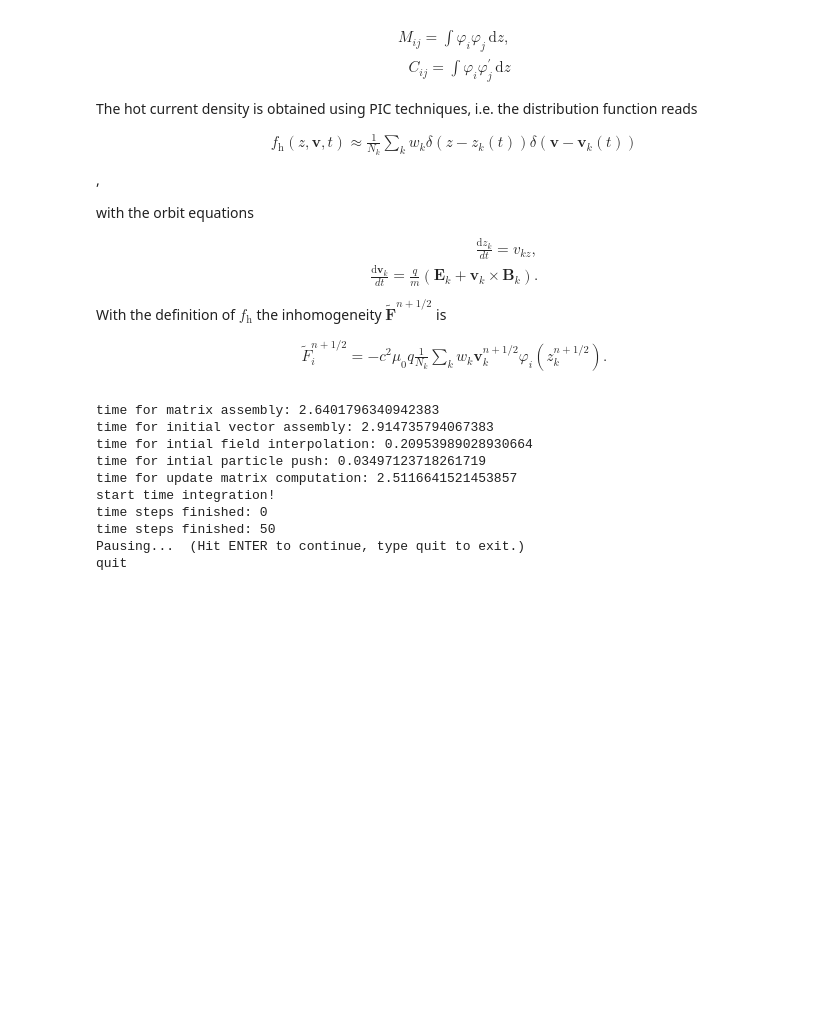
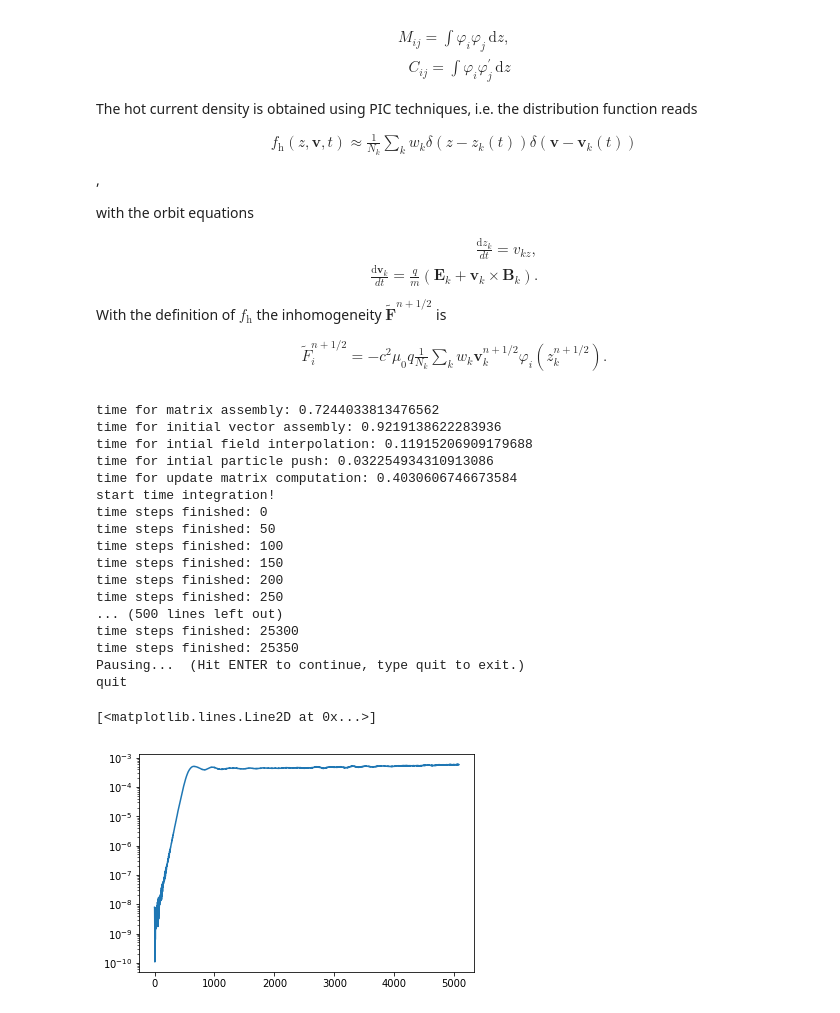
Before and after one commit to ratnania/mhd, a Jupyter notebook: 02_HybridModelling/01_Electron_Hybrid_Code.ipynb, the cells around one changed output. Saved outputs shown, nothing was run; the diff lists cells and outputs as text; code cells hidden in the pictures; blank space fills up the shorter version.

```diff
--- a/02_HybridModelling/01_Electron_Hybrid_Code.ipynb
+++ b/02_HybridModelling/01_Electron_Hybrid_Code.ipynb
@@ -139,7 +139,7 @@ import Utilitis_HybridCode as utils
 restart = 0
 
 # ... directory for saving data
-title = 'Results/01_NoDipoleField/simulation_data_T=200_L=2pi_2.txt'
+title = 'Results/01_NoDipoleField/simulation_data_T=200_L=2pi_2_test.txt'
 
 # ... save only every saving_step-th time step
 saving_step = 5
@@ -173,7 +173,7 @@ eps = 0.0                          # ... amplitude of spatial pertubation of dis
 
 # ... numerical parameters
 Lz = 2*np.pi/k                     # ... length of z-domain
-Nz = 256                           # ... number of elements z-direction
+Nz = 64                           # ... number of elements z-direction
 T = 200.0                          # ... simulation time
 dt = 0.05                          # ... time step
 p = 3                              # ... degree of B-spline basis
@@ -227,7 +227,7 @@ vj = np.linspace(-Lv/2, Lv/2, Nv+1)
 # ...
 
 
-
+test = np.array([])
 
 
 
@@ -466,6 +466,7 @@ if restart == 0:
     energy_E  = eps0/2*(np.dot(uj[0::s], np.dot(M, uj[0::s])) + np.dot(uj[1::s], np.dot(M, uj[1::s])))
 
     energy_B  = eps0/(2*mu0)*(np.dot(uj[2::s], np.dot(M, uj[2::s])) + np.dot(uj[3::s], np.dot(M, uj[3::s])))
+    test = np.append(test, energy_B)
 
     energy_jc = 1/(2*eps0*wpe**2)*(np.dot(uj[4::s], np.dot(M, uj[4::s])) + np.dot(uj[5::s], np.dot(M, uj[5::s])))
 
@@ -497,7 +498,7 @@ if restart == 0:
                 energy_E  = eps0/2*(np.dot(uj[0::s], np.dot(M, uj[0::s])) + np.dot(uj[1::s], np.dot(M, uj[1::s])))
 
                 energy_B  = eps0/(2*mu0)*(np.dot(uj[2::s], np.dot(M, uj[2::s])) + np.dot(uj[3::s], np.dot(M, uj[3::s])))
-
+                test = np.append(test, energy_B)
                 energy_jc = 1/(2*eps0*wpe**2)*(np.dot(uj[4::s], np.dot(M, uj[4::s])) + np.dot(uj[5::s], np.dot(M, uj[5::s])))
 
                 energy_jh = me/(2*Np)*np.dot(particles[:, 4], particles[:, 1]**2 + particles[:, 2]**2 + particles[:, 3]**2)
@@ -557,13 +558,26 @@ if restart == 1:
 
     file.close()
 # %% [output]
-time for matrix assembly: 2.6401796340942383
-time for initial vector assembly: 2.914735794067383
-time for intial field interpolation: 0.20953989028930664
-time for intial particle push: 0.03497123718261719
-time for update matrix computation: 2.5116641521453857
+time for matrix assembly: 0.7244033813476562
+time for initial vector assembly: 0.9219138622283936
+time for intial field interpolation: 0.11915206909179688
+time for intial particle push: 0.032254934310913086
+time for update matrix computation: 0.4030606746673584
 start time integration!
 time steps finished: 0
 time steps finished: 50
+time steps finished: 100
+time steps finished: 150
+time steps finished: 200
+time steps finished: 250
+... (500 lines left out)
+time steps finished: 25300
+time steps finished: 25350
 Pausing...  (Hit ENTER to continue, type quit to exit.)
 quit
+# %%
+import matplotlib.pyplot as plt
+plt.semilogy(test)
+# %% [output]
+[<matplotlib.lines.Line2D at 0x...>]
+[figure, added]
```
Also changed, not shown: parts of 8 cells of this notebook, 4 other files.
